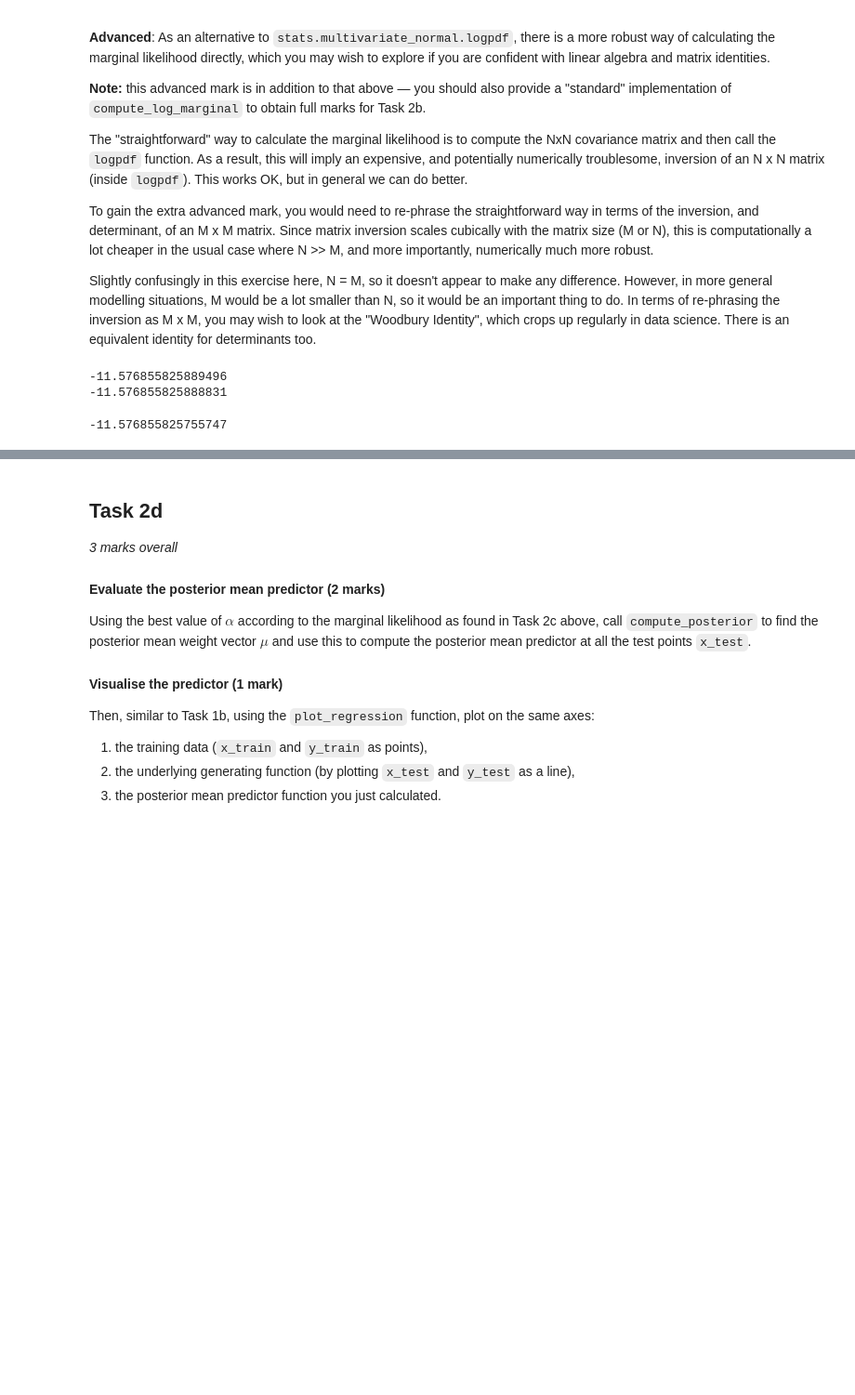
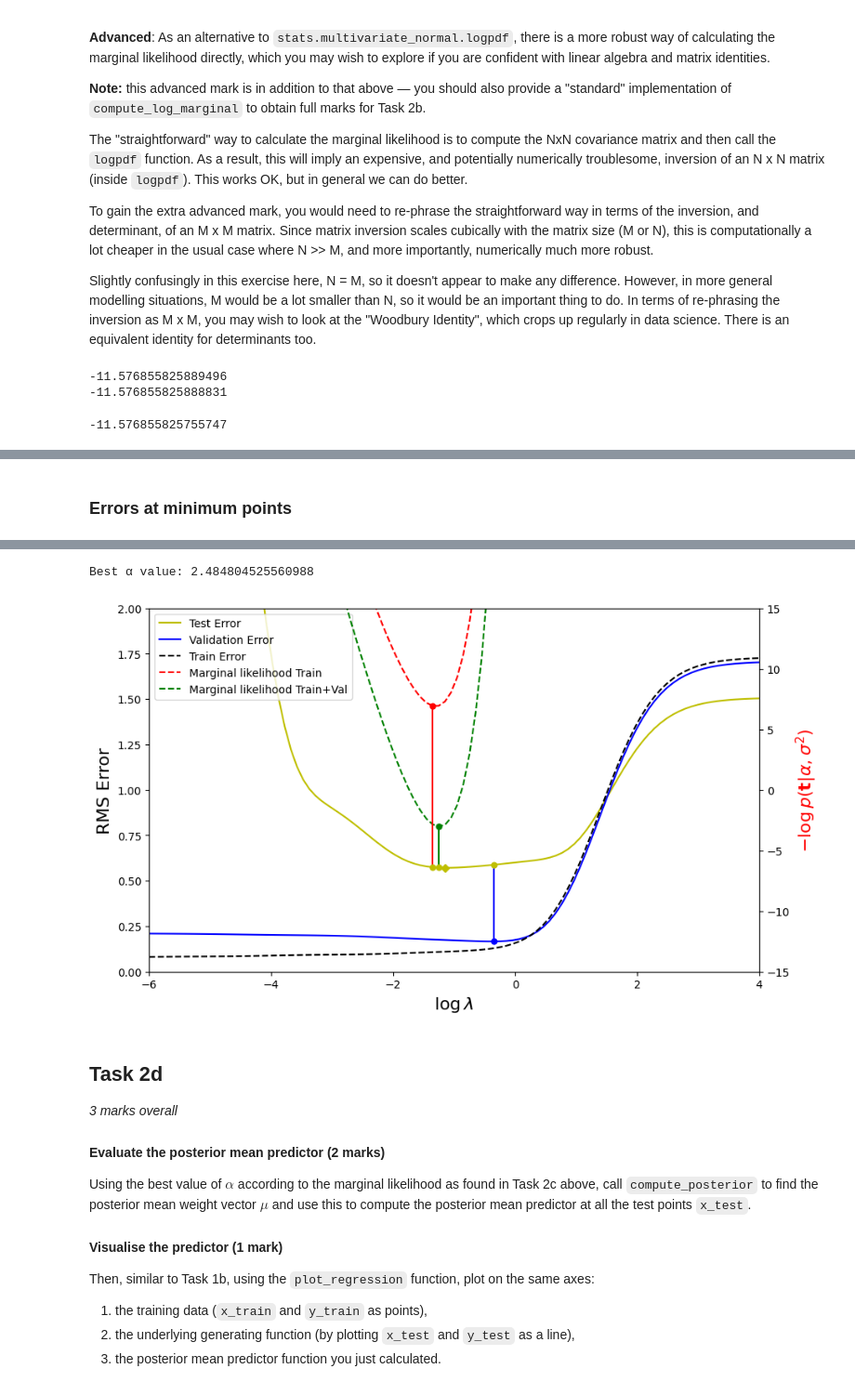
Before and after one commit to Salceid0/proyecto-bath, a Jupyter notebook: BayesianML/Coursework1/CM50268-Coursework-1.ipynb, the cells around one changed output, grey strips where cells are left out. Shown at 93% size. Cells and saved outputs as stored; diff of their text form; code cells hidden in the pictures; blank space fills up the shorter version.

```diff
--- a/BayesianML/Coursework1/CM50268-Coursework-1.ipynb
+++ b/BayesianML/Coursework1/CM50268-Coursework-1.ipynb
@@ -370,8 +366,8 @@ def compute_posterior(PHI, y, alpha, sigma_squared):
     #
     #### **** YOUR CODE HERE **** ####
     #
-    mu = np.linalg.inv(PHI.T @ PHI + sigma_squared*alpha * np.identity(np.shape(PHI)[0])) @ (PHI.T @ y)
-    cov = sigma_squared*np.linalg.inv(PHI.T @ PHI + sigma_squared*alpha * np.identity(np.shape(PHI)[1]))
+    mu = np.linalg.inv(PHI.T @ PHI + sigma_squared*alpha * np.eye(np.shape(PHI)[1])) @ (PHI.T @ y)
+    cov = sigma_squared*np.linalg.inv(PHI.T @ PHI + sigma_squared*alpha * np.eye(np.shape(PHI)[1]))
     return mu,cov
 
 # check consistency
@@ -385,8 +381,8 @@ for l in lambda_values:
     w= fit_pls(PHI_train, y_train, lam)
     mu,cov=compute_posterior(PHI_train, y_train, alpha, sigma_2)
     if np.allclose(mu,w):
-        print(f"Consistency test passed for Lambda = {l}")
+        print(f"Consistency test passed for λ = {l}")
     else:
-        print(f"Consistency test failed for Lambda = {l}")
-#should match in all of them except when lambda=0, alpha=0 not a valid prior
+        print(f"Consistency test failed for λ = {l}")
+#should match in all of them except when lambda=0, not penalised least squares
 # %% [output]
@@ -477,7 +473,6 @@ print(compute_log_marginal2(PHI_train, y_train, alpha, sigma_2))
 # %%
 ## MARGINAL LIKELIHOOD (ADVANCED VERSION - OPTIONAL)
 ##
-alpha=10**-2/sigma_2
 def compute_log_marginal_advanced(PHI, y, alph, s2):
     #
     #### **** YOUR CODE HERE **** ####
@@ -490,6 +485,7 @@ def compute_log_marginal_advanced(PHI, y, alph, s2):
 
     log_marg=-1/2*(n*np.log(2*np.pi)+log_det+y.T @ (1/s2 *np.identity(n)-1/s2 * PHI @ o_inv @ PHI.T *1/s2) @ y)
     return log_marg.item()
+alpha=0.01/sigma_2
 compute_log_marginal_advanced(PHI_train, y_train, alpha, sigma_2)
 # %% [output]
 -11.576855825755747
@@ -669,0 +589,65 @@ Best α value: 102.67243111480703
+# %%
+# PLEASE PLOT ALL THE CURVES IN THE SAME FIGURE
+
+# Print out (or tabulate) the test error corresponds to the minimum point on (1) the test error curve itself,
+# (2) the validation curve, and (3, 4) the negative marginal-likelihood curves.
+#
+#### **** YOUR PLOTTING CODE HERE **** ####
+#
+min_test_error_l = np.argmin(test_errors)
+min_val_error_l = np.argmin(val_errors)
+min_neg_log_marginal_train_l = np.argmin(neg_log_marg_train)
+min_neg_log_marginal_train_val_l = np.argmin(neg_log_marg_train_val)
+
+min_test_error = test_errors[min_test_error_l]
+min_test_at_min_val = test_errors[min_val_error_l]
+min_test_at_min_nlm_train = test_errors[min_neg_log_marginal_train_l]
+min_test_at_min_nlm_train_val = test_errors[min_neg_log_marginal_train_val_l]
+
+table= [
+    ["Minimum test error", min_test_error],
+    ["Test error at min validation error", min_test_at_min_val],
+    ["Test error at min negative marginal likelihood (train data)", min_test_at_min_nlm_train],
+    ["Test error at min negative marginal likelihood (train and validation data)", min_test_at_min_nlm_train_val]
+]
+setup.tabulate_neatly(table, headers=["Point", "Test Error"], title="Errors at minimum points",colalign=("center","center"))
+
+best_alpha = lam[min_neg_log_marginal_train_val_l] / sigma_2
+print(f"Best α value: {best_alpha}")
+
+fig,ax1 = plt.subplots(figsize=(10,6))
+
+ax1.set_xscale("log")
+ax1.plot(lam, test_errors, "y-", label="Test Error")
+ax1.plot(lam, val_errors,"b-", label="Validation Error")
+ax1.plot(lam, train_errors, "k--", label="Train Error")
+ax1.set_xlabel(r'$\log{\lambda}$', fontsize= 16)
+ax1.set_ylabel('RMS Error', fontsize= 16)
+ax1.set_ylim(0, 2)
+ax1.set_xlim([10**-6,10**4])
+ax1.plot(lam[min_test_error_l], min_test_error, marker='D', markersize=5, color='y')
+ax1.plot(lam[min_val_error_l], val_errors[min_val_error_l], marker='o', markersize=5, color='b')
+ax1.vlines(lam[min_val_error_l], val_errors[min_val_error_l], test_errors[min_val_error_l], colors='b', linestyles='-')
+ax1.plot(lam[min_val_error_l], test_errors[min_val_error_l], marker='o', markersize=5, color='y')
+
+
+ax1.xaxis.set_major_formatter(LogFormatterExponent())
+
+ax2= plt.gca().twinx()
+ax2.plot(lam,neg_log_marg_train, "r--", label="Marginal likelihood Train")
+ax2.plot(lam,neg_log_marg_train_val, "g--", label="Marginal likelihood Train+Val")
+ax2.plot(lam[min_neg_log_marginal_train_l], neg_log_marg_train[min_neg_log_marginal_train_l], marker='o', markersize=5, color='r')
+ax2.vlines(lam[min_neg_log_marginal_train_l], neg_log_marg_train[min_neg_log_marginal_train_l], test_errors[min_neg_log_marginal_train_l]*15-15, colors='r', linestyles='-')
+ax2.plot(lam[min_neg_log_marginal_train_l], test_errors[min_neg_log_marginal_train_l]*15-15, marker='o', markersize=5, color='y')
+ax2.plot(lam[min_neg_log_marginal_train_val_l], neg_log_marg_train_val[min_neg_log_marginal_train_val_l], marker='o', markersize=5, color='g')
+ax2.vlines(lam[min_neg_log_marginal_train_val_l], neg_log_marg_train_val[min_neg_log_marginal_train_val_l], test_errors[min_neg_log_marginal_train_val_l]*15-15, colors='g', linestyles='-')
+ax2.plot(lam[min_neg_log_marginal_train_val_l], test_errors[min_neg_log_marginal_train_val_l]*15-15, marker='o', markersize=5, color='y')
+ax2.set_ylim((-15,15))
+ax2.set_ylabel(r'$-\log{p(\mathbf{t}|\alpha,\sigma^2)}$', color="red", fontsize= 16)
+
+lines1, labels1 = ax1.get_legend_handles_labels()
+lines2, labels2 = ax2.get_legend_handles_labels()
+ax1.legend(lines1 + lines2, labels1 + labels2,loc= "upper left")
+plt.show()
+# %% [output]
+Errors at minimum points
@@ -670,3 +659,5 @@ Best α value: 102.67243111480703
+Best α value: 2.484804525560988
+[figure, added]
 # %% [markdown]
 ## Task 2d
 *3 marks overall*
```
Also changed, not shown: parts of 17 cells of this notebook, 1 other file.
